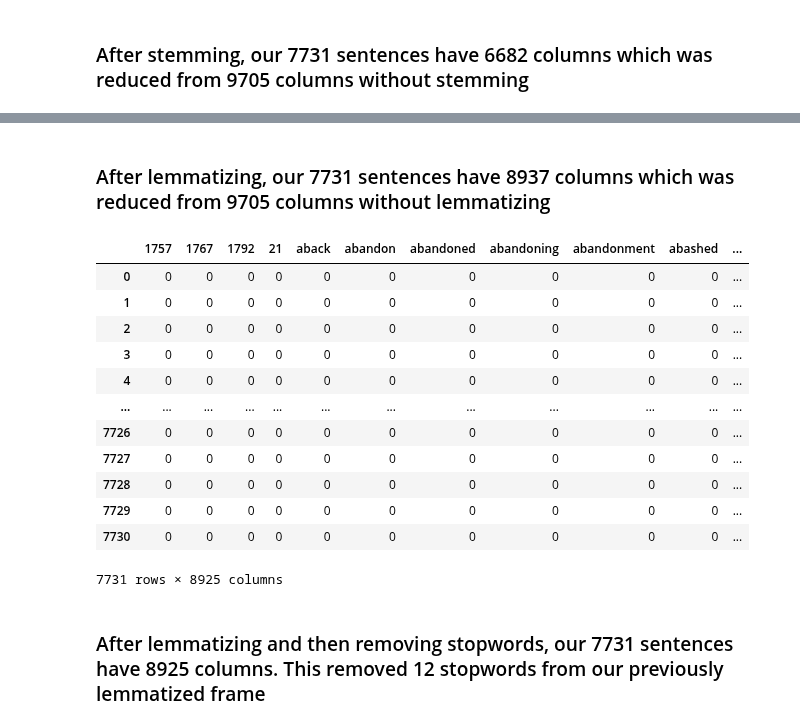
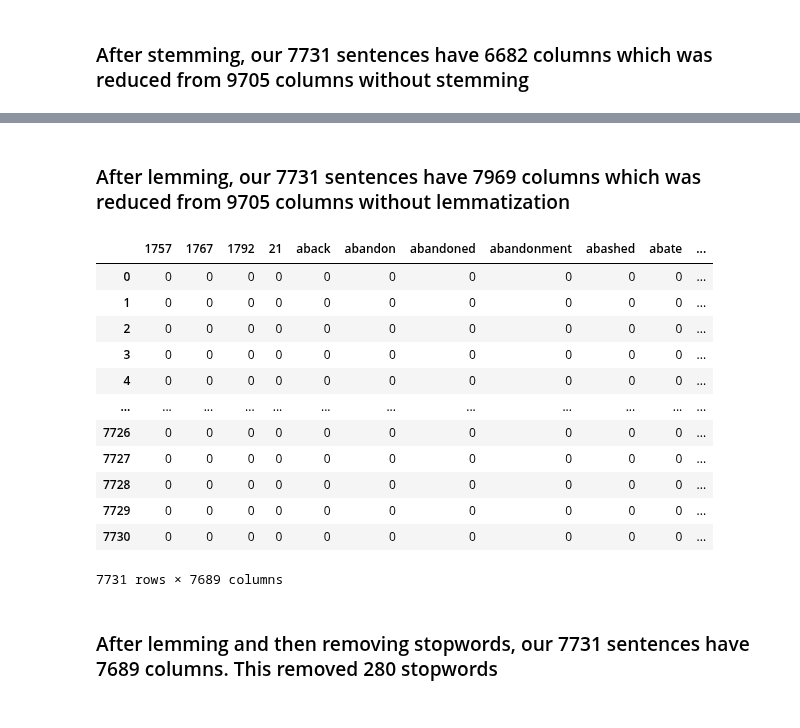
Before and after one commit to AnthonyFarHatskell/dso-560-nlp-text-analytics, a Jupyter notebook: week2/Farhat_Anthony_HW2.ipynb, the cells around one changed output, grey strips where cells are left out. Saved outputs shown, nothing was run; the diff lists cells and outputs as text; code cells hidden in the pictures.

```diff
--- a/week2/Farhat_Anthony_HW2.ipynb
+++ b/week2/Farhat_Anthony_HW2.ipynb
@@ -29,0 +77,13 @@ UnicodeDecodeError: 'utf-8' codec can't decode byte 0xce in position 3125: inval
+# %%
+#stemming, create an empty list, loop through and stem
+stemmer = nltk.stem.porter.PorterStemmer()
+
+stemmed_list = []
+for i in reviews:
+    tokens = nltk.word_tokenize(i)
+    x = ''
+    for j in tokens:
+        x = x + ' ' + stemmer.stem(word = j)
+    stemmed_list.append(x)
+
+stemmed_list[1:5]
@@ -113,0 +260,14 @@ stemmed_df
+# %%
+lemmatized_list = []
+
+for i in sent_text:
+    x = lemmatize_sentence(i)
+    lemmatized_list.append(x)
+
+# to see lemmatized text, call lemmatized_list
+
+vectorizer = CountVectorizer()
+X = vectorizer.fit_transform(lemmatized_list)
+X = X.toarray()
+lemmatized_df = pd.DataFrame(X, columns = vectorizer.get_feature_names())
+lemmatized_df
@@ -146,32 +310,22 @@ lemmatized_df
 # %% [markdown]
-### After lemmatizing, our 7731 sentences have 8937 columns which was reduced from 9705 columns without lemmatizing
+### After lemming, our 7731 sentences have 7969 columns which was reduced from 9705 columns without lemmatization
 # %%
-# we now perform the same thing but remove stopwords
+# we do the same thing with stopwords
+lemmatized_list = []
 
-lemmatizer = nltk.stem.WordNetLemmatizer()
-from nltk.corpus import stopwords
-stops = set(stopwords.words('english'))
-
-lemmatized_list = []
 for i in sent_text:
-    tokens = nltk.word_tokenize(i)
-    x = ''
-    for j in tokens:
-        if j not in stops:
-            x = x + ' ' + lemmatizer.lemmatize(word = j)
-        else:
-            continue
+    x = lemmatize_sentence(i)
     lemmatized_list.append(x)
 
 # to see lemmatized text, call lemmatized_list
 
-vectorizer = CountVectorizer()
+vectorizer = CountVectorizer(stop_words = 'english')
 X = vectorizer.fit_transform(lemmatized_list)
 X = X.toarray()
 lemmatized_df = pd.DataFrame(X, columns = vectorizer.get_feature_names())
 lemmatized_df
 # %% [output]
-|  | 1757 | 1767 | 1792 | 21 | aback | abandon | abandoned | abandoning | abandonment | abashed | ... |
+|  | 1757 | 1767 | 1792 | 21 | aback | abandon | abandoned | abandonment | abashed | abate | ... |
 | 0 | 0 | 0 | 0 | 0 | 0 | 0 | 0 | 0 | 0 | 0 | ... |
 | 1 | 0 | 0 | 0 | 0 | 0 | 0 | 0 | 0 | 0 | 0 | ... |
 | 2 | 0 | 0 | 0 | 0 | 0 | 0 | 0 | 0 | 0 | 0 | ... |
@@ -183,6 +337,6 @@ lemmatized_df
 | 7728 | 0 | 0 | 0 | 0 | 0 | 0 | 0 | 0 | 0 | 0 | ... |
 | 7729 | 0 | 0 | 0 | 0 | 0 | 0 | 0 | 0 | 0 | 0 | ... |
 | 7730 | 0 | 0 | 0 | 0 | 0 | 0 | 0 | 0 | 0 | 0 | ... |
-7731 rows × 8925 columns
+7731 rows × 7689 columns
 # %% [markdown]
-### After lemmatizing and then removing stopwords, our 7731 sentences have 8925 columns. This removed 12 stopwords from our previously lemmatized frame
+### After lemming and then removing stopwords, our 7731 sentences have 7689 columns. This removed 280 stopwords
```
Also changed, not shown: parts of 14 cells of this notebook.
